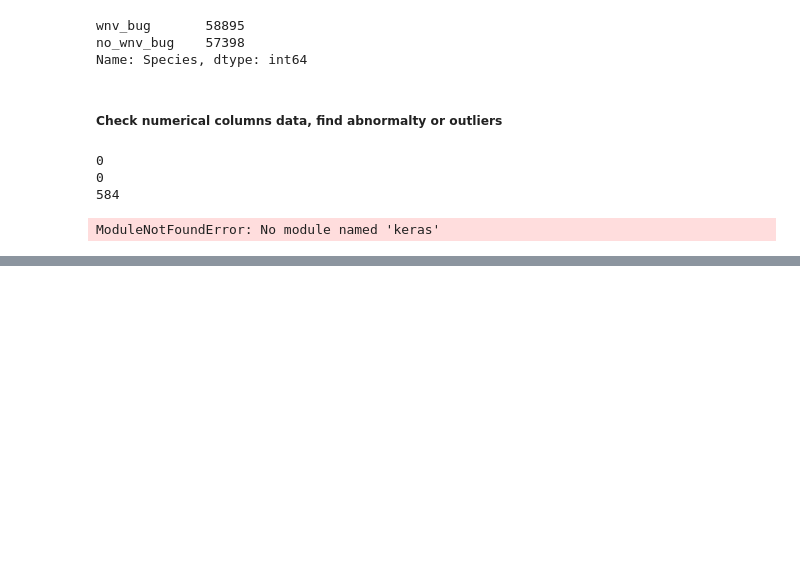
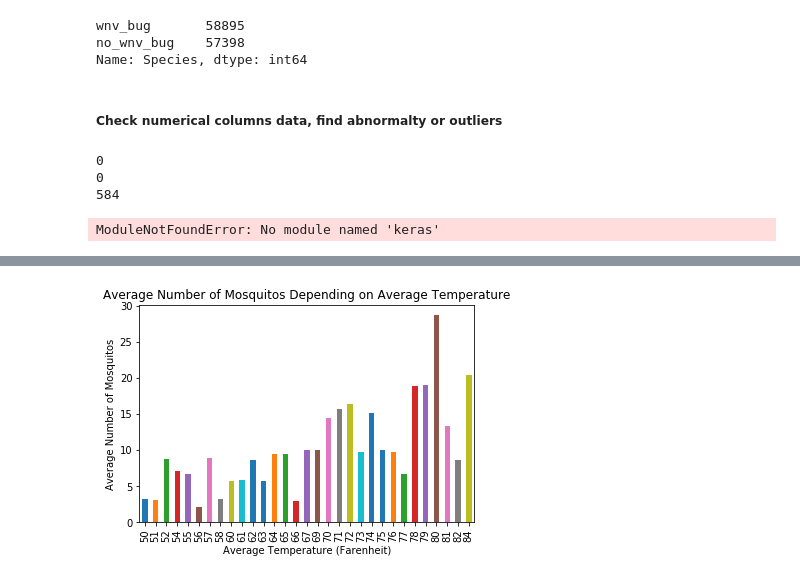
Before and after one commit to leticiabeeck/predict_west_nile_virus, a Jupyter notebook: 01.Merged_new_team_EDA.ipynb, the cells around one changed output, grey strips where cells are left out. Saved outputs shown, nothing was run; the diff lists cells and outputs as text; code cells hidden in the pictures; blank space fills up the shorter version.

```diff
--- a/01.Merged_new_team_EDA.ipynb
+++ b/01.Merged_new_team_EDA.ipynb
@@ -906,0 +921,7 @@ pandas_profiling.ProfileReport(train)
+# %%
+train.groupby('Tavg_x')['NumMosquitos'].mean().plot(kind='bar')
+plt.ylabel('Average Number of Mosquitos')
+plt.xlabel('Average Temperature (Farenheit)')
+plt.title('Average Number of Mosquitos Depending on Average Temperature');
+# %% [output]
+[figure, added]
```
Also changed, not shown: parts of 3 cells of this notebook, 1 other file.
